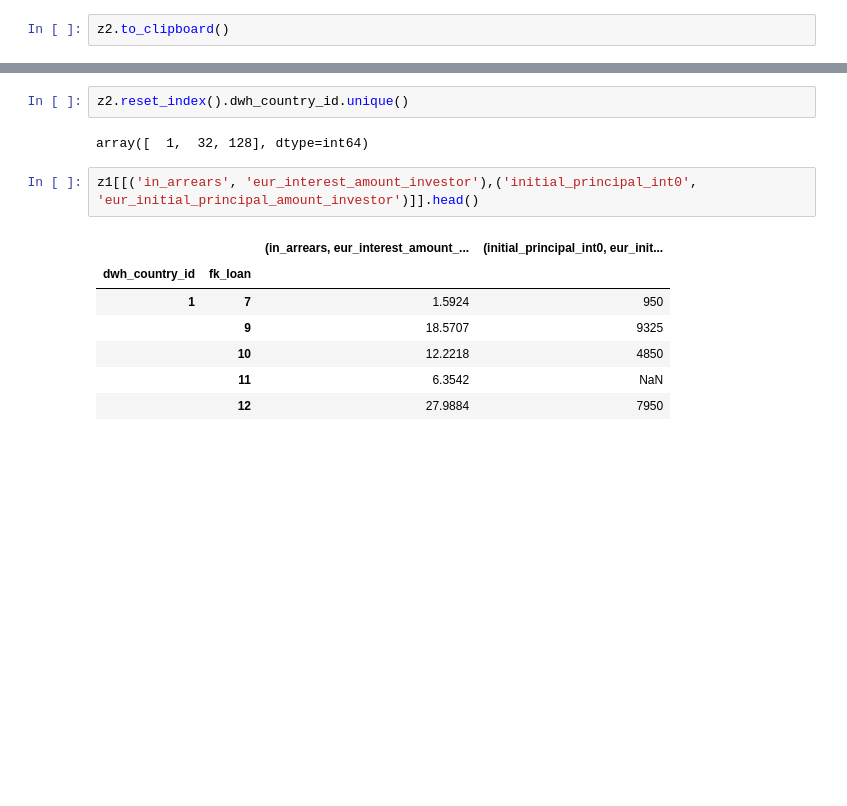
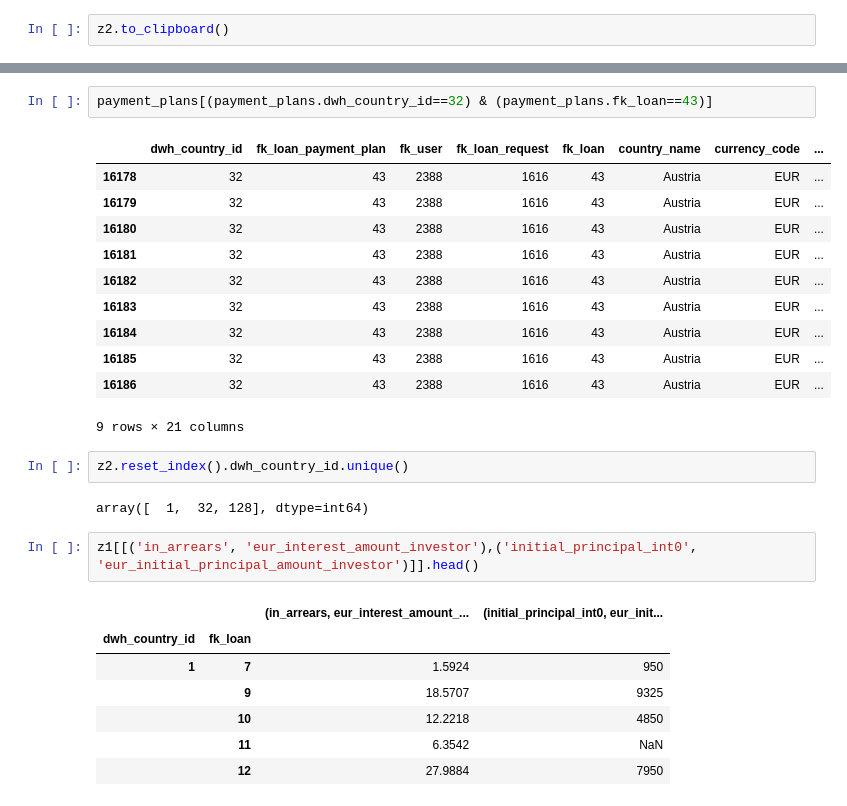
Before and after one commit to seanv507/lendico, a Jupyter notebook: Projects/Returns/src/returns01.ipynb, the cells around one changed output, grey strips where cells are left out. Drawn from its saved outputs; the diff is of its cells as text; blank space fills up the shorter version.

```diff
--- a/Projects/Returns/src/returns01.ipynb
+++ b/Projects/Returns/src/returns01.ipynb
@@ -844,3 +973,17 @@ z2.to_clipboard()
+# %%
+payment_plans[(payment_plans.dwh_country_id==32) & (payment_plans.fk_loan==43)]
+# %% [output]
+|  | dwh_country_id | fk_loan_payment_plan | fk_user | fk_loan_request | fk_loan | country_name | currency_code | ... |
+| 16178 | 32 | 43 | 2388 | 1616 | 43 | Austria | EUR | ... |
+| 16179 | 32 | 43 | 2388 | 1616 | 43 | Austria | EUR | ... |
+| 16180 | 32 | 43 | 2388 | 1616 | 43 | Austria | EUR | ... |
+| 16181 | 32 | 43 | 2388 | 1616 | 43 | Austria | EUR | ... |
+| 16182 | 32 | 43 | 2388 | 1616 | 43 | Austria | EUR | ... |
+| 16183 | 32 | 43 | 2388 | 1616 | 43 | Austria | EUR | ... |
+| 16184 | 32 | 43 | 2388 | 1616 | 43 | Austria | EUR | ... |
+| 16185 | 32 | 43 | 2388 | 1616 | 43 | Austria | EUR | ... |
+| 16186 | 32 | 43 | 2388 | 1616 | 43 | Austria | EUR | ... |
+9 rows × 21 columns
 # %%
 z2.reset_index().dwh_country_id.unique()
 # %% [output]
```
Also changed, not shown: parts of 28 cells of this notebook, 9 other files.
